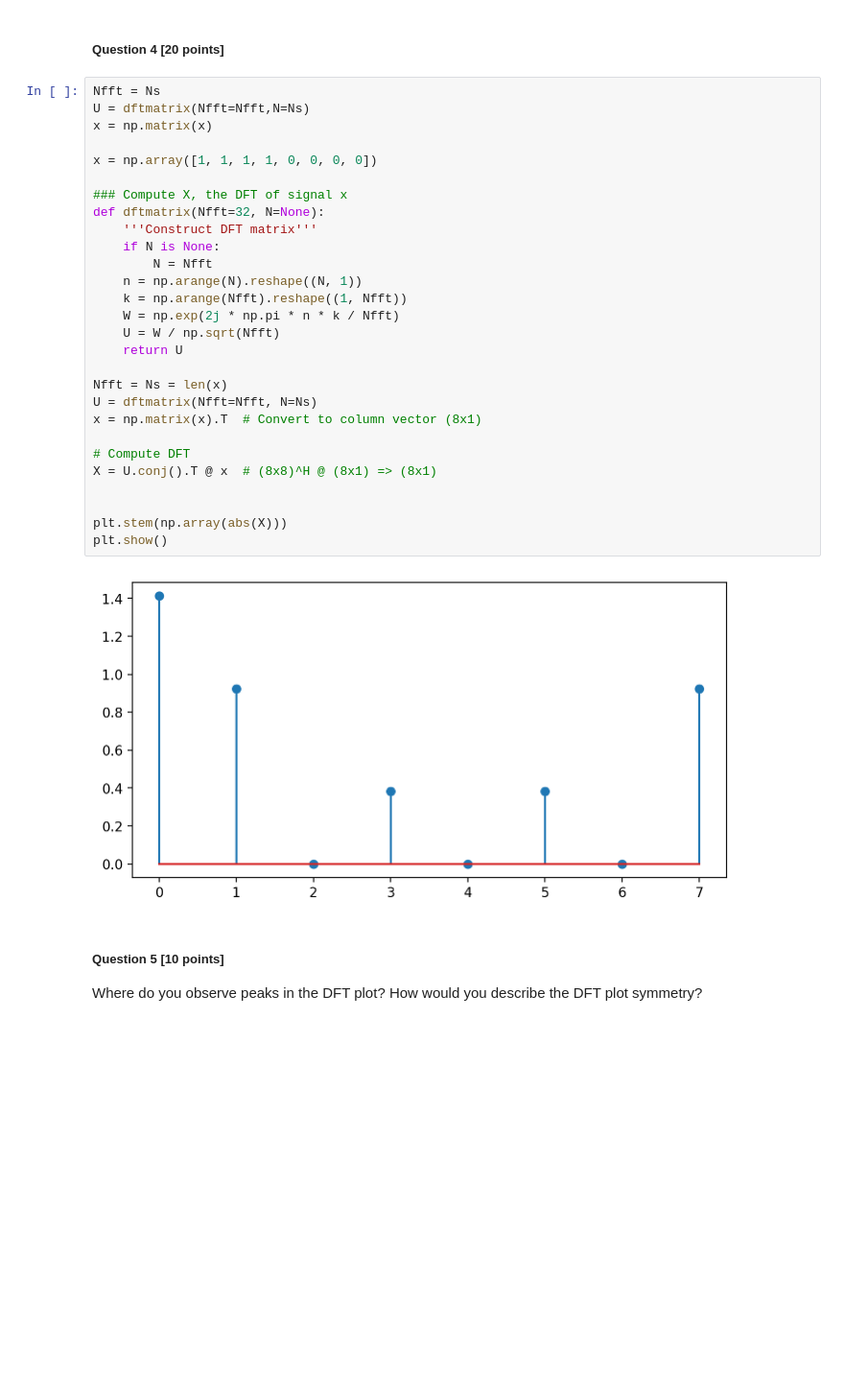
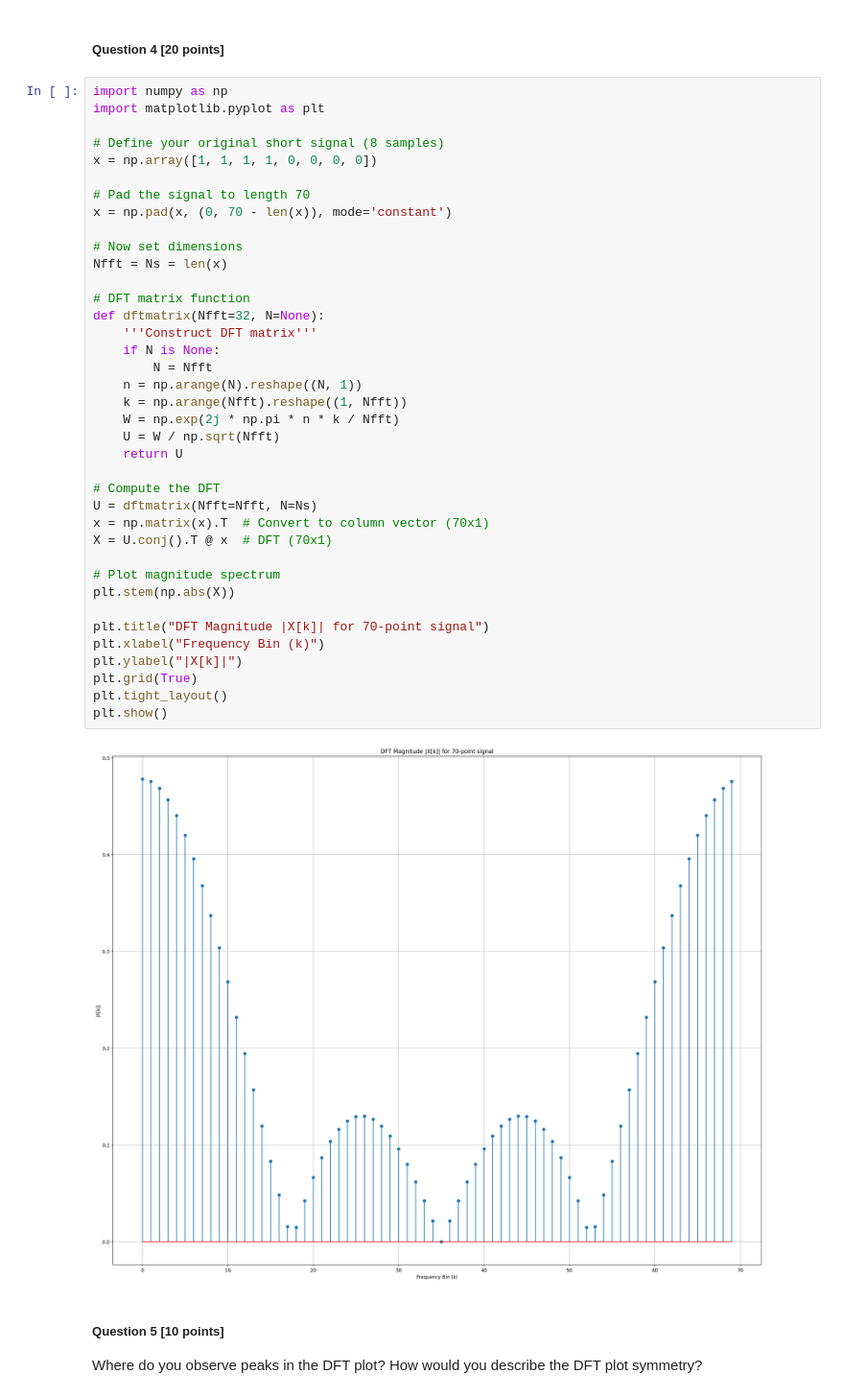
Before and after one commit to viviantran777/ML4Music-HW, a Jupyter notebook: Probability and Discrete Fourier Transform.ipynb, the cells around one changed output. Shown at 96% size. Drawn from its saved outputs; the diff is of its cells as text; blank space fills up the shorter version.

```diff
--- a/Probability and Discrete Fourier Transform.ipynb
+++ b/Probability and Discrete Fourier Transform.ipynb
@@ -260,35 +260,45 @@ plt.show()
 # %% [markdown]
 ##### Question 4 [20 points]
 # %%
-Nfft = Ns
-U = dftmatrix(Nfft=Nfft,N=Ns)
-x = np.matrix(x)
+import numpy as np
+import matplotlib.pyplot as plt
 
+# Define your original short signal (8 samples)
 x = np.array([1, 1, 1, 1, 0, 0, 0, 0])
 
-### Compute X, the DFT of signal x
+# Pad the signal to length 70
+x = np.pad(x, (0, 70 - len(x)), mode='constant')
+
+# Now set dimensions
+Nfft = Ns = len(x)
+
+# DFT matrix function
 def dftmatrix(Nfft=32, N=None):
     '''Construct DFT matrix'''
     if N is None:
         N = Nfft
     n = np.arange(N).reshape((N, 1))
     k = np.arange(Nfft).reshape((1, Nfft))
     W = np.exp(2j * np.pi * n * k / Nfft)
     U = W / np.sqrt(Nfft)
     return U
 
-Nfft = Ns = len(x)
+# Compute the DFT
 U = dftmatrix(Nfft=Nfft, N=Ns)
-x = np.matrix(x).T  # Convert to column vector (8x1)
+x = np.matrix(x).T  # Convert to column vector (70x1)
+X = U.conj().T @ x  # DFT (70x1)
 
-# Compute DFT
-X = U.conj().T @ x  # (8x8)^H @ (8x1) => (8x1)
+# Plot magnitude spectrum
+plt.stem(np.abs(X))
 
-
-plt.stem(np.array(abs(X)))
+plt.title("DFT Magnitude |X[k]| for 70-point signal")
+plt.xlabel("Frequency Bin (k)")
+plt.ylabel("|X[k]|")
+plt.grid(True)
+plt.tight_layout()
 plt.show()
 # %% [output]
-[figure, old version]
+[figure, new version]
 # %% [markdown]
 ##### Question 5 [10 points]
 
```
Also changed, not shown: parts of 1 cell of this notebook, 1 other file.
